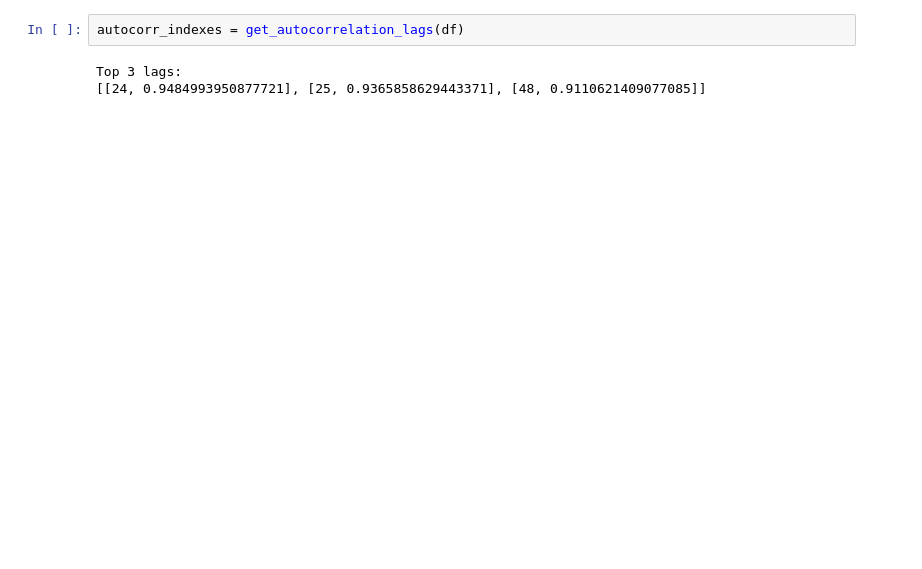
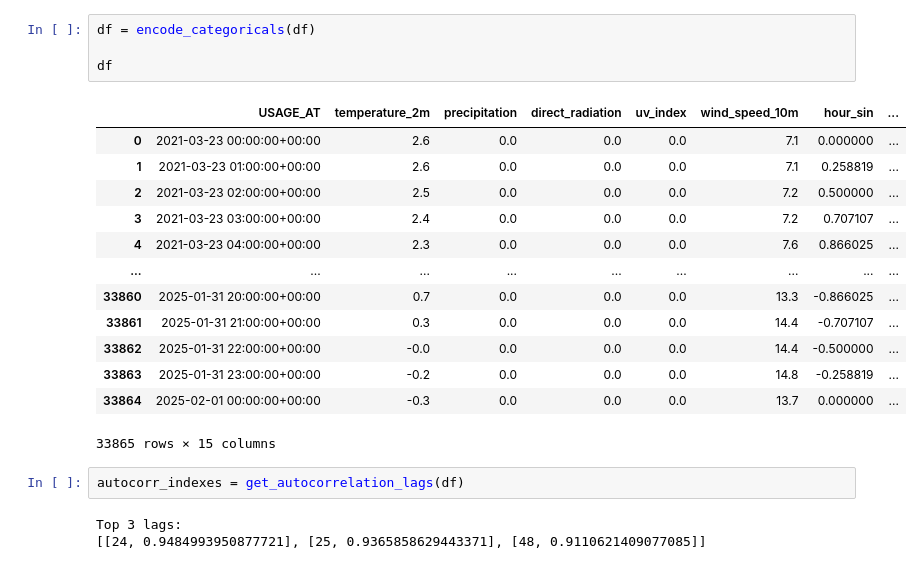
Before and after one commit to jros00/master-thesis-energy-forecast, a Jupyter notebook: experiments/xgboost.ipynb, the cells around one changed output. Saved outputs shown, nothing was run; the diff lists cells and outputs as text; blank space fills up the shorter version.

```diff
--- a/experiments/xgboost.ipynb
+++ b/experiments/xgboost.ipynb
@@ -56,3 +48,21 @@ df
+# %%
+df = encode_categoricals(df)
+
+df
+# %% [output]
+|  | USAGE_AT | temperature_2m | precipitation | direct_radiation | uv_index | wind_speed_10m | hour_sin | ... |
+| 0 | 2021-03-23 00:00:00+00:00 | 2.6 | 0.0 | 0.0 | 0.0 | 7.1 | 0.000000 | ... |
+| 1 | 2021-03-23 01:00:00+00:00 | 2.6 | 0.0 | 0.0 | 0.0 | 7.1 | 0.258819 | ... |
+| 2 | 2021-03-23 02:00:00+00:00 | 2.5 | 0.0 | 0.0 | 0.0 | 7.2 | 0.500000 | ... |
+| 3 | 2021-03-23 03:00:00+00:00 | 2.4 | 0.0 | 0.0 | 0.0 | 7.2 | 0.707107 | ... |
+| 4 | 2021-03-23 04:00:00+00:00 | 2.3 | 0.0 | 0.0 | 0.0 | 7.6 | 0.866025 | ... |
+| ... | ... | ... | ... | ... | ... | ... | ... | ... |
+| 33860 | 2025-01-31 20:00:00+00:00 | 0.7 | 0.0 | 0.0 | 0.0 | 13.3 | -0.866025 | ... |
+| 33861 | 2025-01-31 21:00:00+00:00 | 0.3 | 0.0 | 0.0 | 0.0 | 14.4 | -0.707107 | ... |
+| 33862 | 2025-01-31 22:00:00+00:00 | -0.0 | 0.0 | 0.0 | 0.0 | 14.4 | -0.500000 | ... |
+| 33863 | 2025-01-31 23:00:00+00:00 | -0.2 | 0.0 | 0.0 | 0.0 | 14.8 | -0.258819 | ... |
+| 33864 | 2025-02-01 00:00:00+00:00 | -0.3 | 0.0 | 0.0 | 0.0 | 13.7 | 0.000000 | ... |
+33865 rows × 15 columns
 # %%
 autocorr_indexes = get_autocorrelation_lags(df)
 # %% [output]
```
Also changed, not shown: parts of 9 cells of this notebook, 2 other files.
